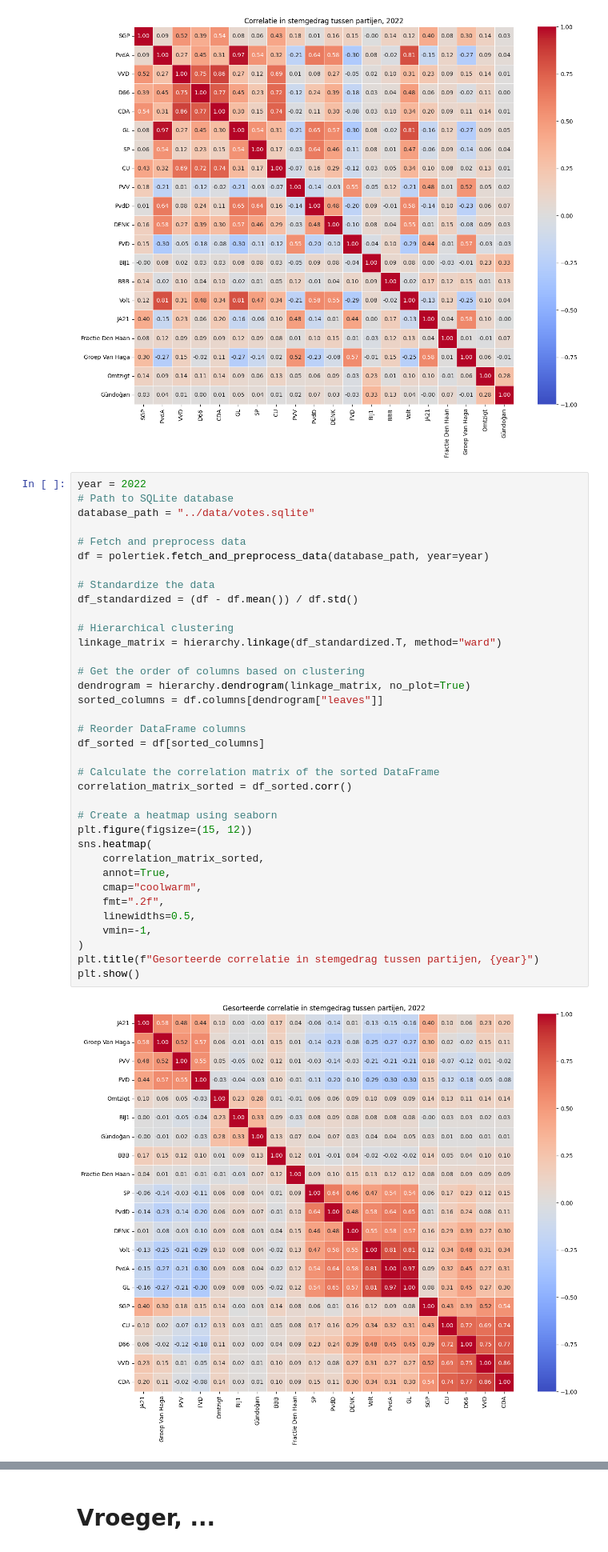
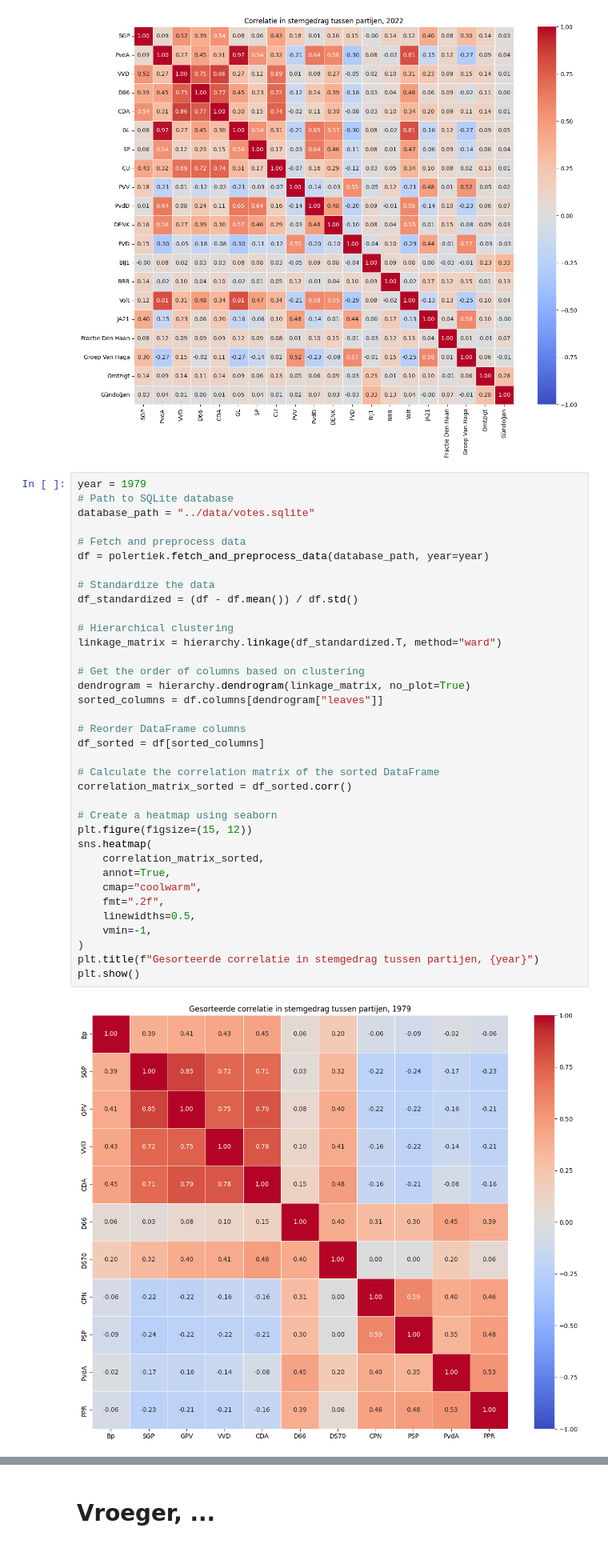
Before and after one commit to larsgeb/Polertiek, a Jupyter notebook: notebooks/Correlation_per_year.ipynb, the cells around one changed output, grey strips where cells are left out. Shown: that part at 80% size. Drawn from its saved outputs; the diff is of its cells as text.

```diff
--- a/notebooks/Correlation_per_year.ipynb
+++ b/notebooks/Correlation_per_year.ipynb
@@ -30,7 +30,7 @@ plt.show()
 # %% [output]
 [figure]
 # %%
-year = 2022
+year = 1979
 # Path to SQLite database
 database_path = "../data/votes.sqlite"
 
@@ -39,31 +39,31 @@ df = polertiek.fetch_and_preprocess_data(database_path, year=year)
 
 # Standardize the data
 df_standardized = (df - df.mean()) / df.std()
 
 # Hierarchical clustering
 linkage_matrix = hierarchy.linkage(df_standardized.T, method="ward")
 
 # Get the order of columns based on clustering
 dendrogram = hierarchy.dendrogram(linkage_matrix, no_plot=True)
 sorted_columns = df.columns[dendrogram["leaves"]]
 
 # Reorder DataFrame columns
 df_sorted = df[sorted_columns]
 
 # Calculate the correlation matrix of the sorted DataFrame
 correlation_matrix_sorted = df_sorted.corr()
 
 # Create a heatmap using seaborn
 plt.figure(figsize=(15, 12))
 sns.heatmap(
     correlation_matrix_sorted,
     annot=True,
     cmap="coolwarm",
     fmt=".2f",
     linewidths=0.5,
     vmin=-1,
 )
 plt.title(f"Gesorteerde correlatie in stemgedrag tussen partijen, {year}")
 plt.show()
 # %% [output]
-[figure, old version]
+[figure, new version]
```
Also changed, not shown: parts of 3 cells of this notebook, 3 other files.
